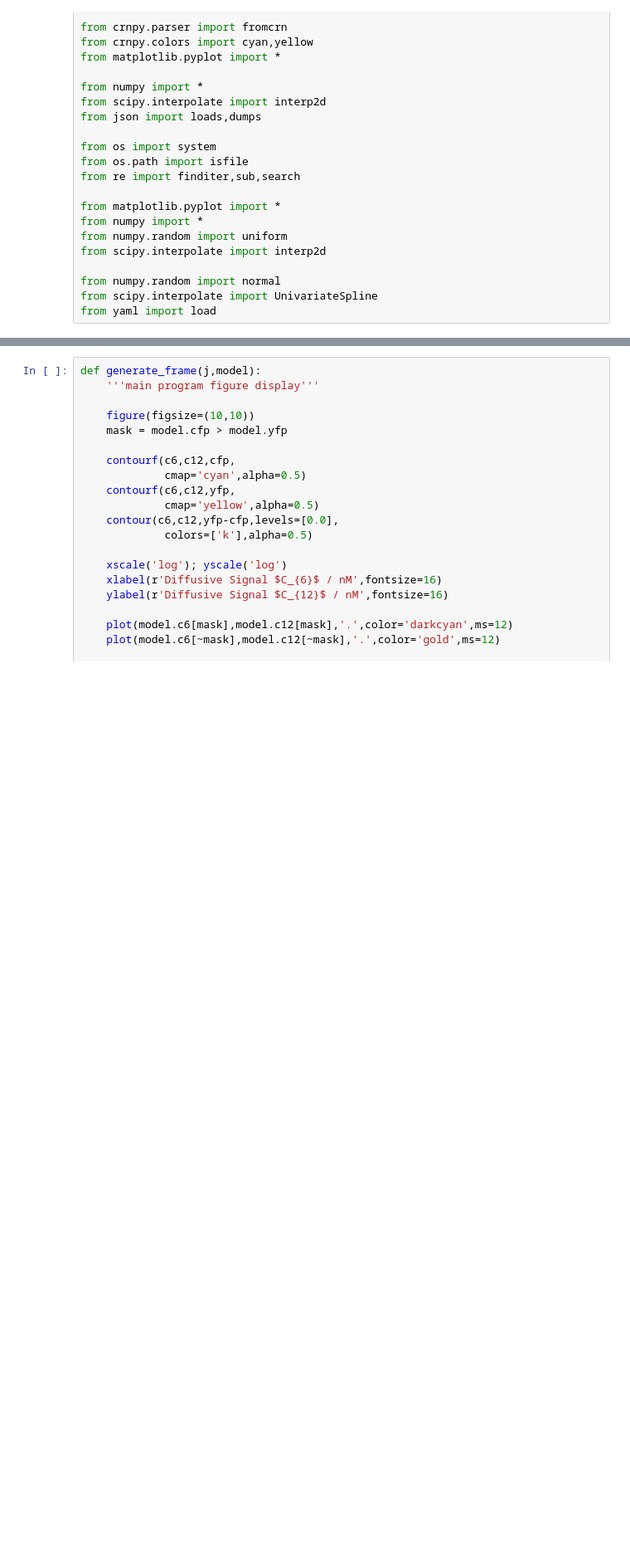
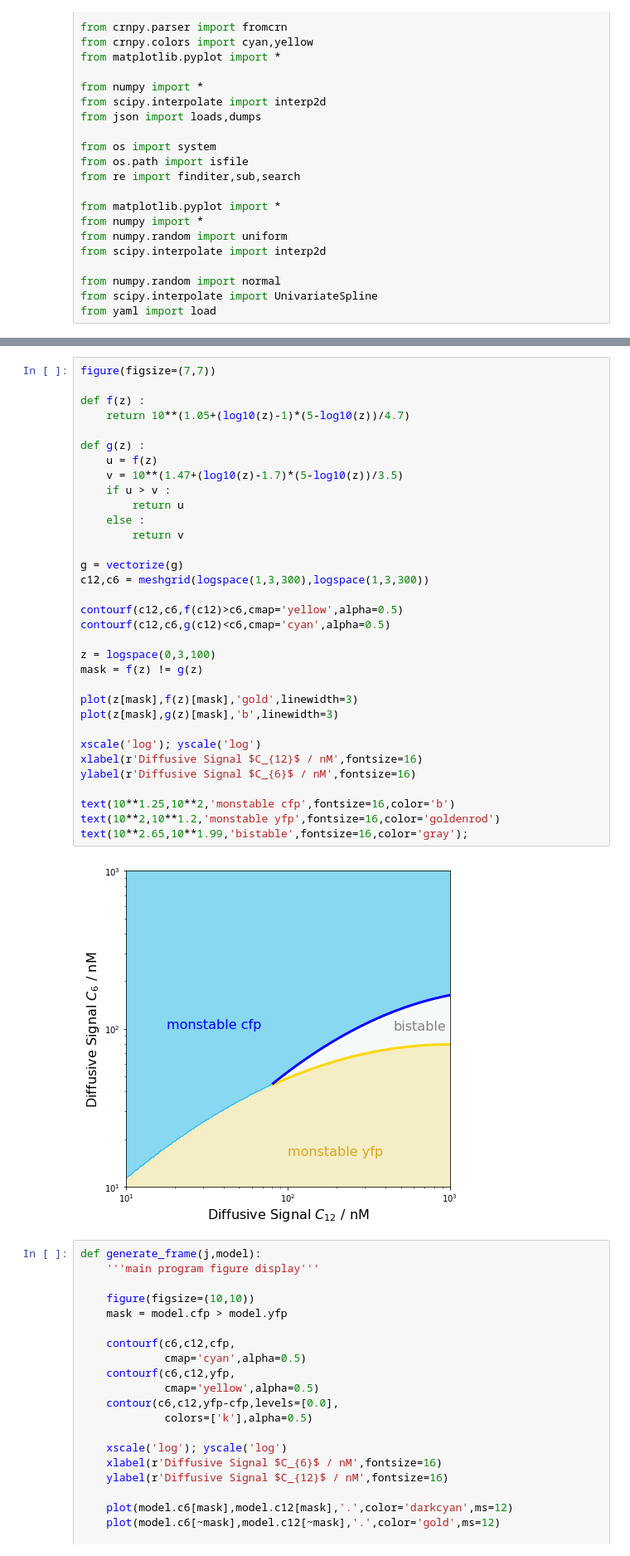
Before and after one commit to gszep/double-exclusive-reporter, a Jupyter notebook: whiteboard.ipynb, the cells around one changed output, grey strips where cells are left out. Shown at 83% size. Cells and saved outputs as stored; diff of their text form; blank space fills up the shorter version.

```diff
--- a/whiteboard.ipynb
+++ b/whiteboard.ipynb
@@ -193,3 +114,38 @@ xscale('log'); yscale('log')
+# %%
+figure(figsize=(7,7))
+
+def f(z) :
+    return 10**(1.05+(log10(z)-1)*(5-log10(z))/4.7)
+
+def g(z) :
+    u = f(z)
+    v = 10**(1.47+(log10(z)-1.7)*(5-log10(z))/3.5)
+    if u > v :
+        return u
+    else :
+        return v
+
+g = vectorize(g)
+c12,c6 = meshgrid(logspace(1,3,300),logspace(1,3,300))
+
+contourf(c12,c6,f(c12)>c6,cmap='yellow',alpha=0.5)
+contourf(c12,c6,g(c12)<c6,cmap='cyan',alpha=0.5)
+
+z = logspace(0,3,100)
+mask = f(z) != g(z)
+
+plot(z[mask],f(z)[mask],'gold',linewidth=3)
+plot(z[mask],g(z)[mask],'b',linewidth=3)
+
+xscale('log'); yscale('log')
+xlabel(r'Diffusive Signal $C_{12}$ / nM',fontsize=16)
+ylabel(r'Diffusive Signal $C_{6}$ / nM',fontsize=16)
+
+text(10**1.25,10**2,'monstable cfp',fontsize=16,color='b')
+text(10**2,10**1.2,'monstable yfp',fontsize=16,color='goldenrod')
+text(10**2.65,10**1.99,'bistable',fontsize=16,color='gray');
+# %% [output]
+[figure, added]
 # %%
 def generate_frame(j,model):
     '''main program figure display'''
```
Also changed, not shown: parts of 15 cells of this notebook, 16 other files.
